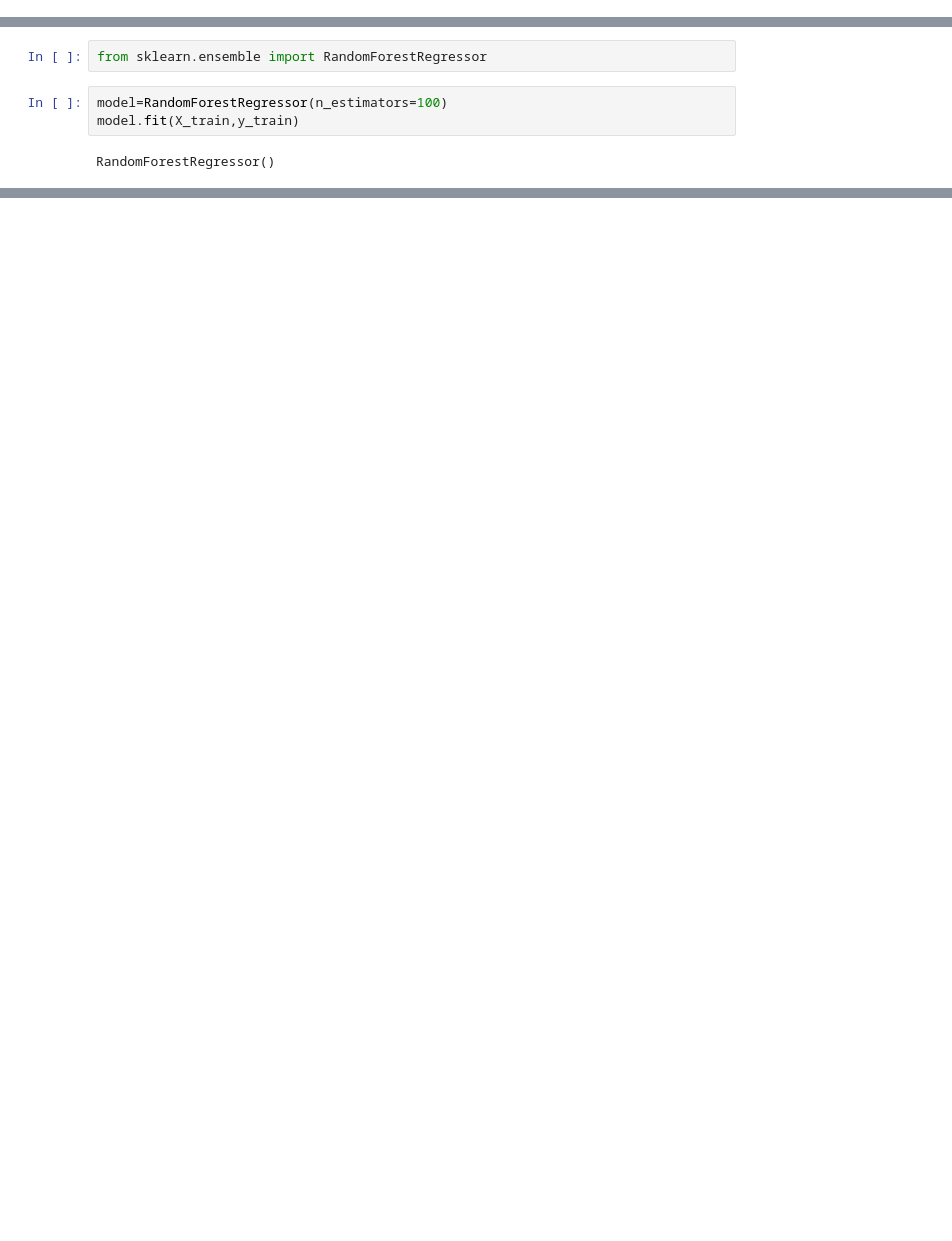
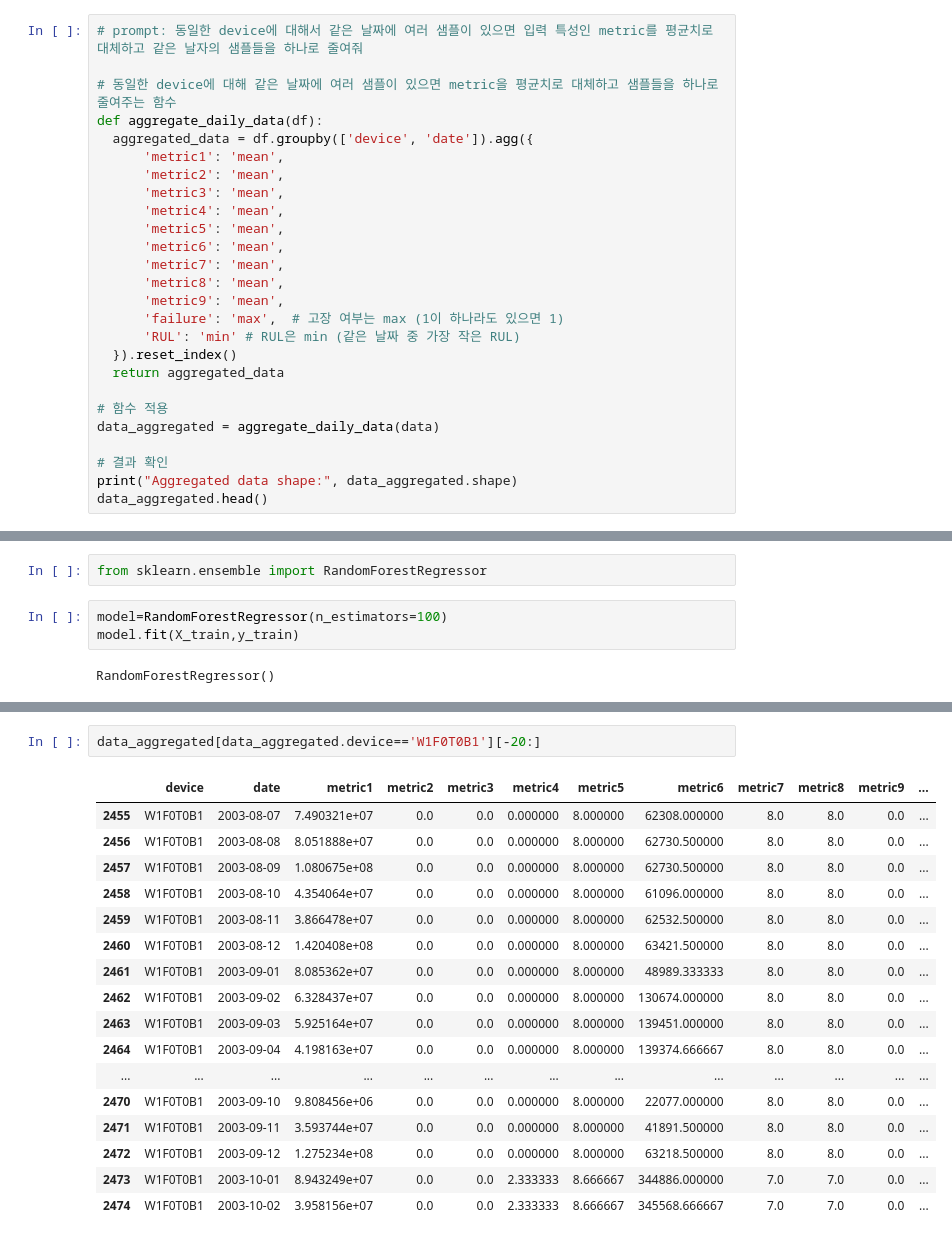
Before and after one commit to StillWork/AIPM, a Jupyter notebook: PM_RUL_Model_2.ipynb, the cells around one changed output, grey strips where cells are left out. Saved outputs shown, nothing was run; the diff lists cells and outputs as text; blank space fills up the shorter version.

```diff
--- a/PM_RUL_Model_2.ipynb
+++ b/PM_RUL_Model_2.ipynb
@@ -339,3 +334,29 @@ data[:20]
 | 15326 | 2003-01-06 | S1F00389 | 0 | 53410608 | 0 | 0 | 0 | 4 | 64574 | 0 | 0 | ... |
 | 23877 | 2003-01-06 | S1F00389 | 0 | 39937840 | 0 | 0 | 0 | 4 | 64582 | 0 | 0 | ... |
 | 7191 | 2003-01-07 | S1F00389 | 0 | 46768080 | 0 | 0 | 0 | 4 | 65997 | 0 | 0 | ... |
+# %%
+# prompt: 동일한 device에 대해서 같은 날짜에 여러 샘플이 있으면 입력 특성인 metric를 평균치로 대체하고 같은 날자의 샘플들을 하나로 줄여줘
+
+# 동일한 device에 대해 같은 날짜에 여러 샘플이 있으면 metric을 평균치로 대체하고 샘플들을 하나로 줄여주는 함수
+def aggregate_daily_data(df):
+  aggregated_data = df.groupby(['device', 'date']).agg({
+      'metric1': 'mean',
+      'metric2': 'mean',
+      'metric3': 'mean',
+      'metric4': 'mean',
+      'metric5': 'mean',
+      'metric6': 'mean',
+      'metric7': 'mean',
+      'metric8': 'mean',
+      'metric9': 'mean',
+      'failure': 'max',  # 고장 여부는 max (1이 하나라도 있으면 1)
+      'RUL': 'min' # RUL은 min (같은 날짜 중 가장 작은 RUL)
+  }).reset_index()
+  return aggregated_data
+
+# 함수 적용
+data_aggregated = aggregate_daily_data(data)
+
+# 결과 확인
+print("Aggregated data shape:", data_aggregated.shape)
+data_aggregated.head()
@@ -481,0 +624,20 @@ Device: W1F1CB5E의 Metric 시계열 변화
+# %%
+data_aggregated[data_aggregated.device=='W1F0T0B1'][-20:]
+# %% [output]
+|  | device | date | metric1 | metric2 | metric3 | metric4 | metric5 | metric6 | metric7 | metric8 | metric9 | ... |
+| 2455 | W1F0T0B1 | 2003-08-07 | 7.490321e+07 | 0.0 | 0.0 | 0.000000 | 8.000000 | 62308.000000 | 8.0 | 8.0 | 0.0 | ... |
+| 2456 | W1F0T0B1 | 2003-08-08 | 8.051888e+07 | 0.0 | 0.0 | 0.000000 | 8.000000 | 62730.500000 | 8.0 | 8.0 | 0.0 | ... |
+| 2457 | W1F0T0B1 | 2003-08-09 | 1.080675e+08 | 0.0 | 0.0 | 0.000000 | 8.000000 | 62730.500000 | 8.0 | 8.0 | 0.0 | ... |
+| 2458 | W1F0T0B1 | 2003-08-10 | 4.354064e+07 | 0.0 | 0.0 | 0.000000 | 8.000000 | 61096.000000 | 8.0 | 8.0 | 0.0 | ... |
+| 2459 | W1F0T0B1 | 2003-08-11 | 3.866478e+07 | 0.0 | 0.0 | 0.000000 | 8.000000 | 62532.500000 | 8.0 | 8.0 | 0.0 | ... |
+| 2460 | W1F0T0B1 | 2003-08-12 | 1.420408e+08 | 0.0 | 0.0 | 0.000000 | 8.000000 | 63421.500000 | 8.0 | 8.0 | 0.0 | ... |
+| 2461 | W1F0T0B1 | 2003-09-01 | 8.085362e+07 | 0.0 | 0.0 | 0.000000 | 8.000000 | 48989.333333 | 8.0 | 8.0 | 0.0 | ... |
+| 2462 | W1F0T0B1 | 2003-09-02 | 6.328437e+07 | 0.0 | 0.0 | 0.000000 | 8.000000 | 130674.000000 | 8.0 | 8.0 | 0.0 | ... |
+| 2463 | W1F0T0B1 | 2003-09-03 | 5.925164e+07 | 0.0 | 0.0 | 0.000000 | 8.000000 | 139451.000000 | 8.0 | 8.0 | 0.0 | ... |
+| 2464 | W1F0T0B1 | 2003-09-04 | 4.198163e+07 | 0.0 | 0.0 | 0.000000 | 8.000000 | 139374.666667 | 8.0 | 8.0 | 0.0 | ... |
+| ... | ... | ... | ... | ... | ... | ... | ... | ... | ... | ... | ... | ... |
+| 2470 | W1F0T0B1 | 2003-09-10 | 9.808456e+06 | 0.0 | 0.0 | 0.000000 | 8.000000 | 22077.000000 | 8.0 | 8.0 | 0.0 | ... |
+| 2471 | W1F0T0B1 | 2003-09-11 | 3.593744e+07 | 0.0 | 0.0 | 0.000000 | 8.000000 | 41891.500000 | 8.0 | 8.0 | 0.0 | ... |
+| 2472 | W1F0T0B1 | 2003-09-12 | 1.275234e+08 | 0.0 | 0.0 | 0.000000 | 8.000000 | 63218.500000 | 8.0 | 8.0 | 0.0 | ... |
+| 2473 | W1F0T0B1 | 2003-10-01 | 8.943249e+07 | 0.0 | 0.0 | 2.333333 | 8.666667 | 344886.000000 | 7.0 | 7.0 | 0.0 | ... |
+| 2474 | W1F0T0B1 | 2003-10-02 | 3.958156e+07 | 0.0 | 0.0 | 2.333333 | 8.666667 | 345568.666667 | 7.0 | 7.0 | 0.0 | ... |
```
Also changed, not shown: parts of 31 cells of this notebook.
